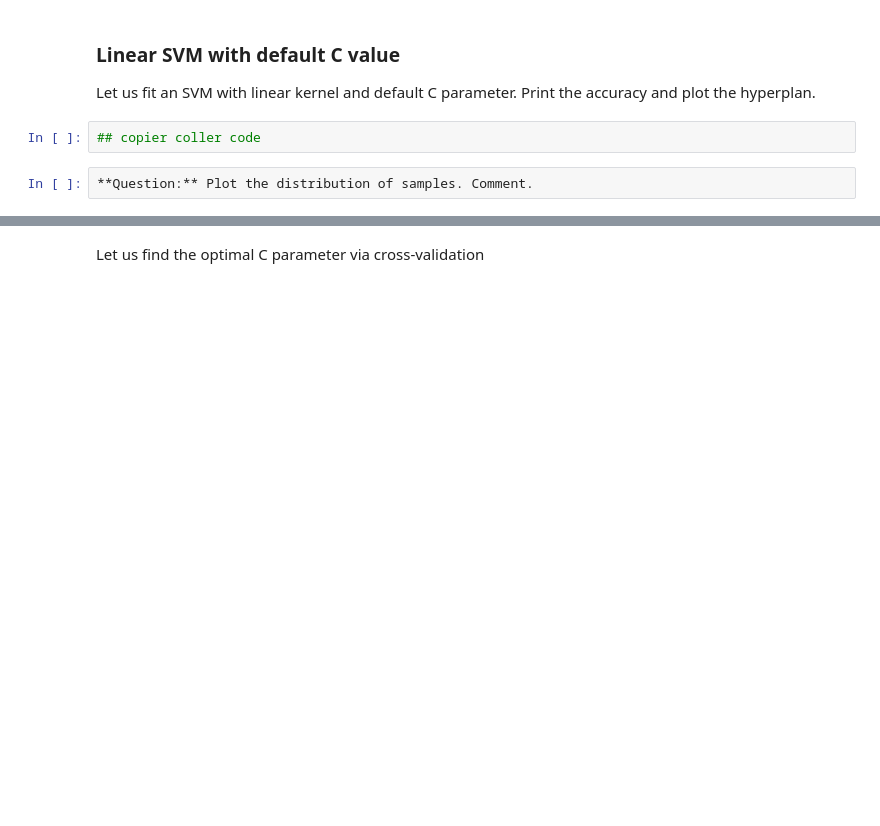
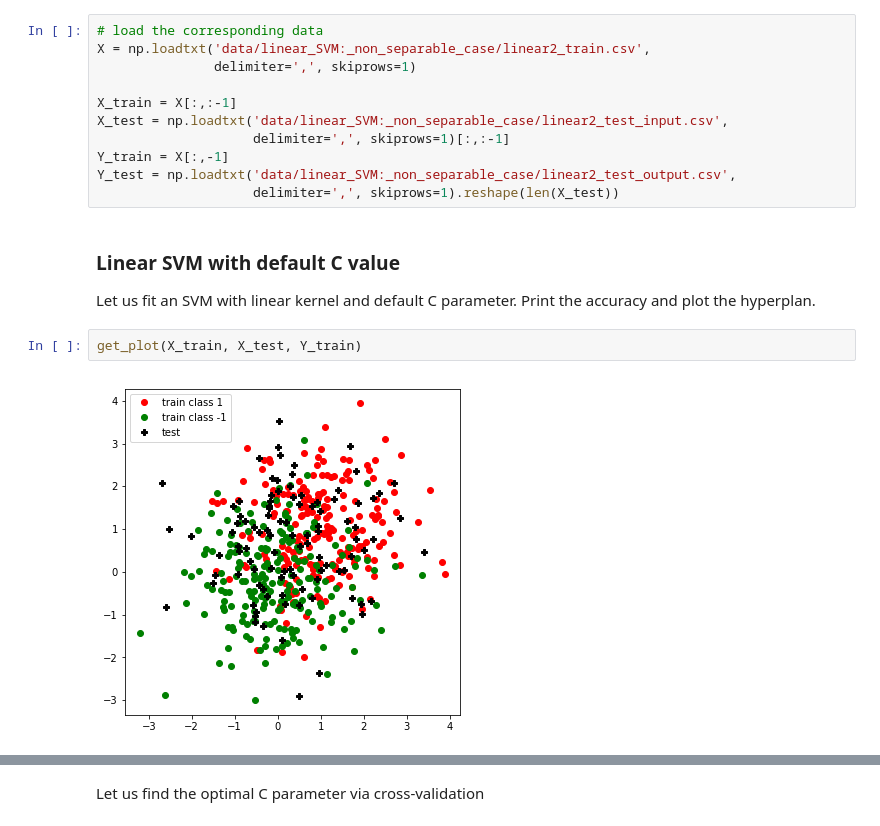
Before and after one commit to bplaye/TP_SVM_04-20-17, a Jupyter notebook: TP_SVM_04-20-17.ipynb, the cells around one changed output, grey strips where cells are left out. Saved outputs shown, nothing was run; the diff lists cells and outputs as text; blank space fills up the shorter version.

```diff
--- a/TP_SVM_04-20-17.ipynb
+++ b/TP_SVM_04-20-17.ipynb
@@ -89,8 +114,19 @@ Y_test =
+# %%
+# load the corresponding data
+X = np.loadtxt('data/linear_SVM:_non_separable_case/linear2_train.csv',
+               delimiter=',', skiprows=1)
+
+X_train = X[:,:-1]
+X_test = np.loadtxt('data/linear_SVM:_non_separable_case/linear2_test_input.csv',
+                    delimiter=',', skiprows=1)[:,:-1]
+Y_train = X[:,-1]
+Y_test = np.loadtxt('data/linear_SVM:_non_separable_case/linear2_test_output.csv',
+                    delimiter=',', skiprows=1).reshape(len(X_test))
 # %% [markdown]
 ### Linear SVM with default C value
 
 Let us fit an SVM with linear kernel and default C parameter. Print the accuracy and plot the hyperplan.
-# %%
-## copier coller code
-# %%
-**Question:** Plot the distribution of samples. Comment.
+# %%
+get_plot(X_train, X_test, Y_train)
+# %% [output]
+[figure, added]
```
Also changed, not shown: parts of 26 cells of this notebook.
